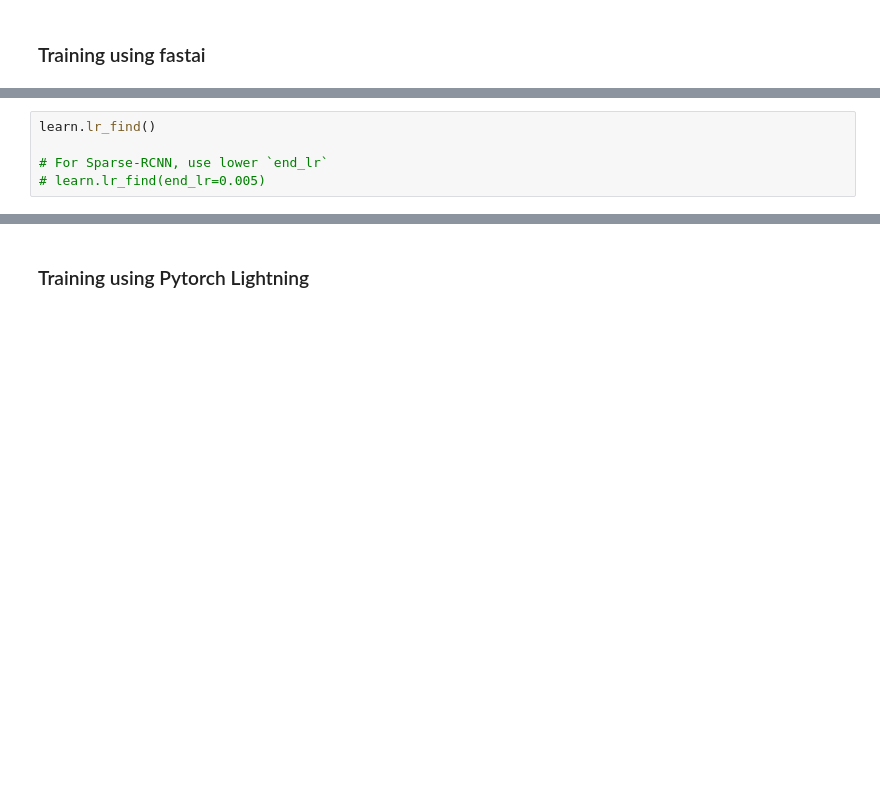
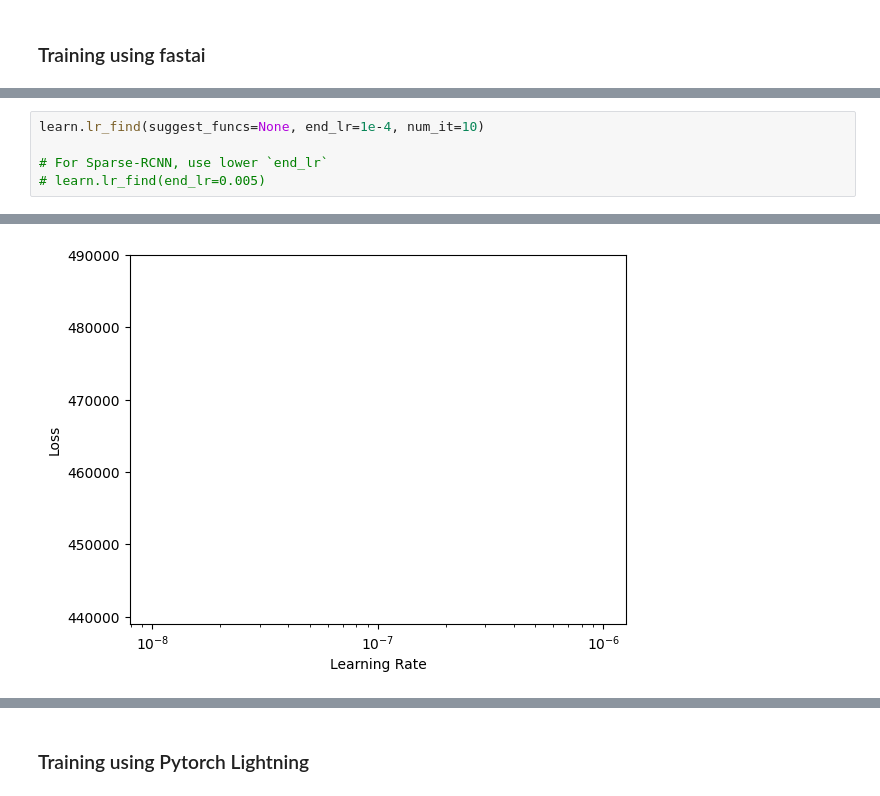
Before and after one commit to Zahgon/icevision, a Jupyter notebook: notebooks/getting_started_object_detection.ipynb, the cells around one changed output, grey strips where cells are left out. Drawn from its saved outputs; the diff is of its cells as text; blank space fills up the shorter version.

```diff
--- a/notebooks/getting_started_object_detection.ipynb
+++ b/notebooks/getting_started_object_detection.ipynb
@@ -287,5 +291,6 @@ AttributeError: module 'icevision.models.ross.efficientdet' has no attribute 'fa
 # %%
-learn.lr_find()
+learn.lr_find(suggest_funcs=None, end_lr=1e-4, num_it=10)
 
 # For Sparse-RCNN, use lower `end_lr`
 # learn.lr_find(end_lr=0.005)
+# %% [output]
@@ -292,2 +298,3 @@ learn.lr_find()
+[figure, added]
 # %%
 learn.fine_tune(20, 0.00158, freeze_epochs=1)
```
Also changed, not shown: parts of 10 cells of this notebook, 12 other files.
